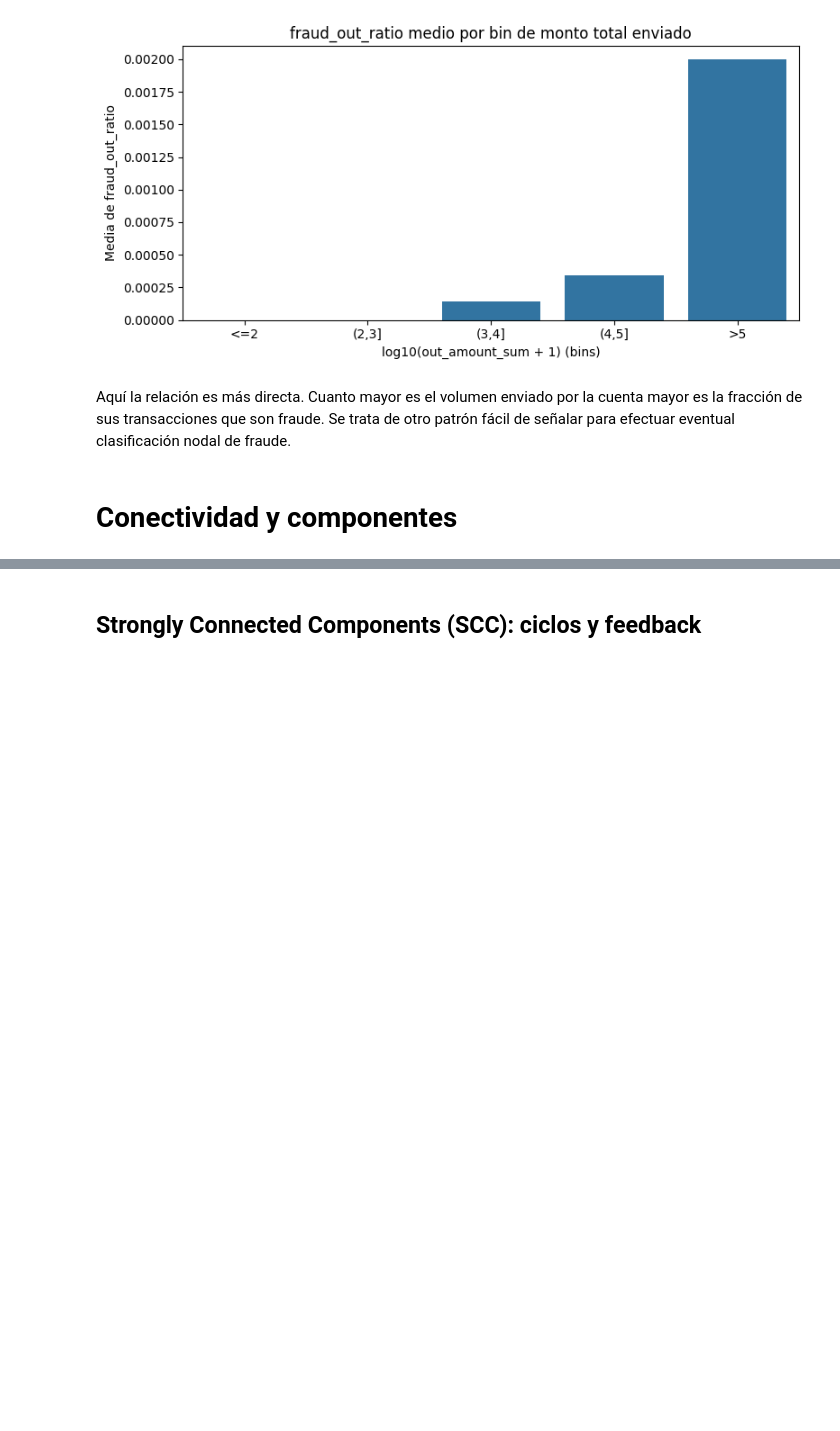
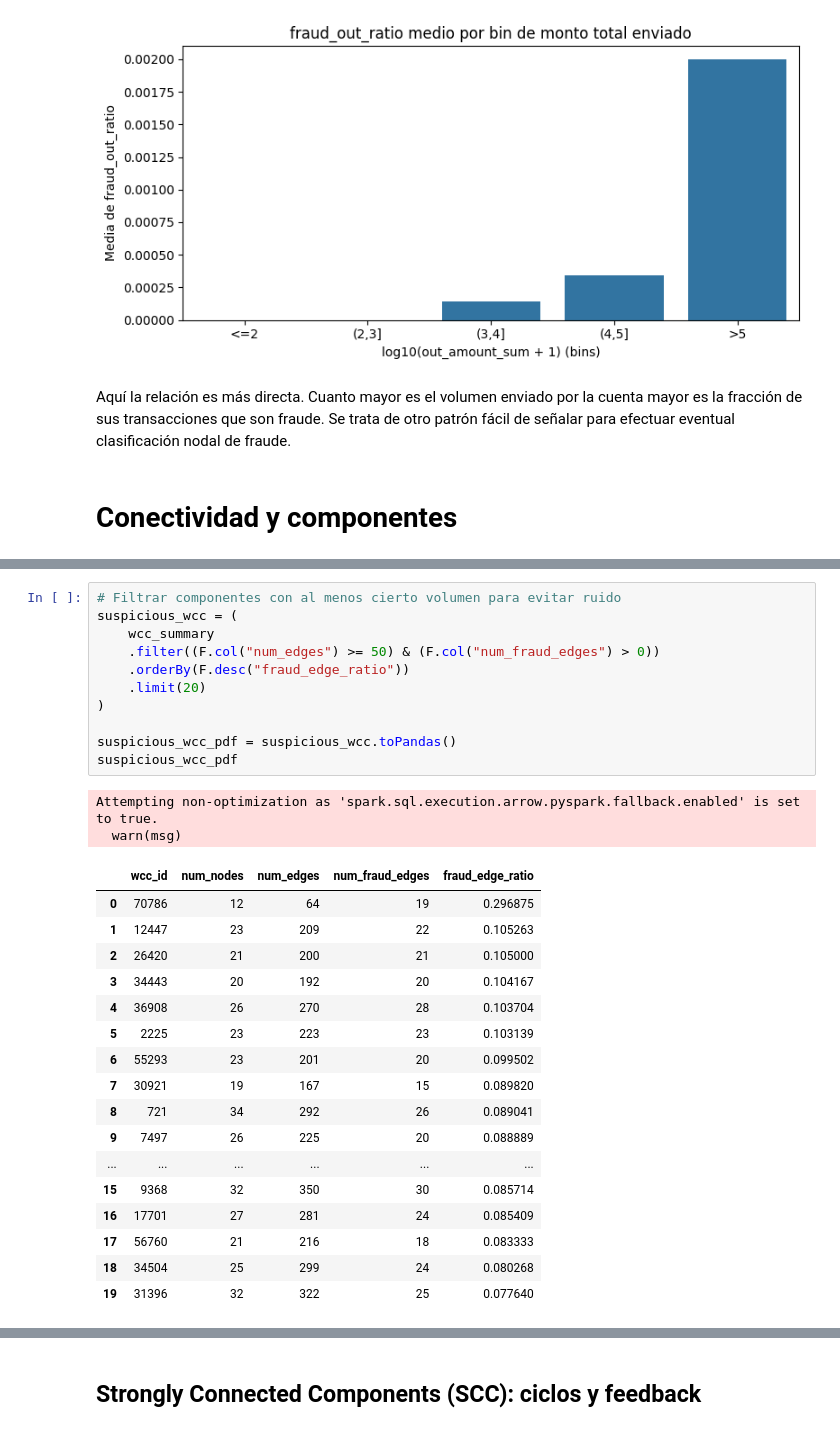
Before and after one commit to IngElecPuc/KaggleChallenges, a Jupyter notebook: Anti Money Laundering Transaction Data/EDA Topológico.ipynb, the cells around one changed output, grey strips where cells are left out. Drawn from its saved outputs; the diff is of its cells as text; blank space fills up the shorter version.

```diff
--- a/Anti Money Laundering Transaction Data/EDA Topológico.ipynb
+++ b/Anti Money Laundering Transaction Data/EDA Topológico.ipynb
@@ -888,0 +980,31 @@ Fraude total (aristas): 0
+# %%
+# Filtrar componentes con al menos cierto volumen para evitar ruido
+suspicious_wcc = (
+    wcc_summary
+    .filter((F.col("num_edges") >= 50) & (F.col("num_fraud_edges") > 0))
+    .orderBy(F.desc("fraud_edge_ratio"))
+    .limit(20)
+)
+
+suspicious_wcc_pdf = suspicious_wcc.toPandas()
+suspicious_wcc_pdf
+# %% [output]
+Attempting non-optimization as 'spark.sql.execution.arrow.pyspark.fallback.enabled' is set to true.
+  warn(msg)
+|  | wcc_id | num_nodes | num_edges | num_fraud_edges | fraud_edge_ratio |
+| 0 | 70786 | 12 | 64 | 19 | 0.296875 |
+| 1 | 12447 | 23 | 209 | 22 | 0.105263 |
+| 2 | 26420 | 21 | 200 | 21 | 0.105000 |
+| 3 | 34443 | 20 | 192 | 20 | 0.104167 |
+| 4 | 36908 | 26 | 270 | 28 | 0.103704 |
+| 5 | 2225 | 23 | 223 | 23 | 0.103139 |
+| 6 | 55293 | 23 | 201 | 20 | 0.099502 |
+| 7 | 30921 | 19 | 167 | 15 | 0.089820 |
+| 8 | 721 | 34 | 292 | 26 | 0.089041 |
+| 9 | 7497 | 26 | 225 | 20 | 0.088889 |
+| ... | ... | ... | ... | ... | ... |
+| 15 | 9368 | 32 | 350 | 30 | 0.085714 |
+| 16 | 17701 | 27 | 281 | 24 | 0.085409 |
+| 17 | 56760 | 21 | 216 | 18 | 0.083333 |
+| 18 | 34504 | 25 | 299 | 24 | 0.080268 |
+| 19 | 31396 | 32 | 322 | 25 | 0.077640 |
```
Also changed, not shown: parts of 33 cells of this notebook.
